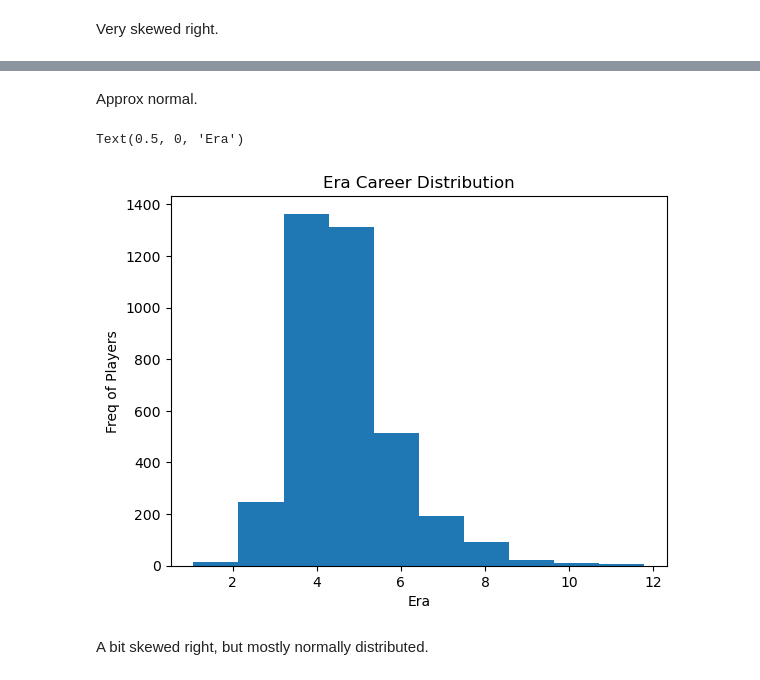
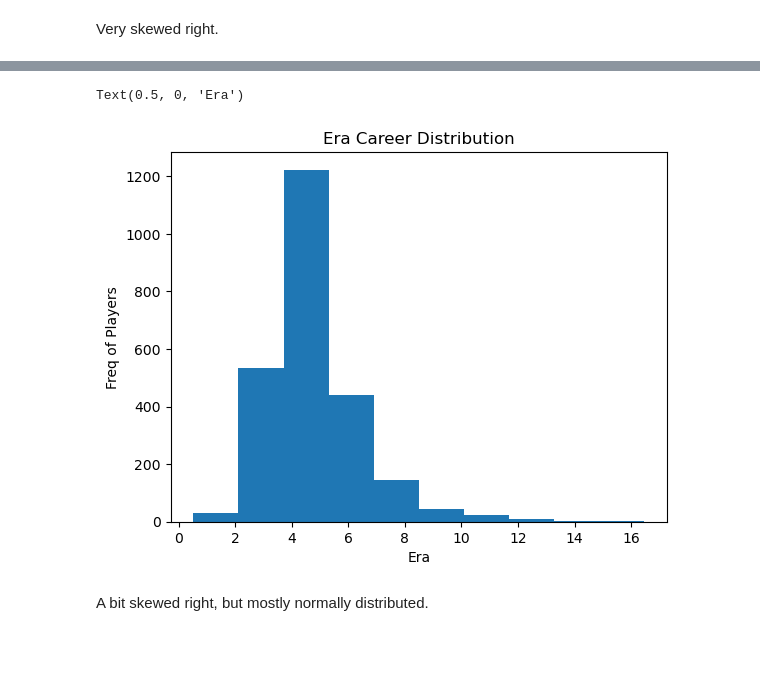
Before and after one commit to HypedGiraffe/capstone_baseball_app, a Jupyter notebook: Code/03_eda.ipynb, the cells around one changed output, grey strips where cells are left out. Drawn from its saved outputs; the diff is of its cells as text; code cells hidden in the pictures; blank space fills up the shorter version.

```diff
--- a/Code/03_eda.ipynb
+++ b/Code/03_eda.ipynb
@@ -9,4 +14,3 @@ import numpy as np
 # %%
 #Reading in Data
-season = pd.read_csv('./season.csv')
-career = pd.read_csv('./career.csv')
+career = pd.read_csv('../Data/career_pitcher.csv')
@@ -102,13 +76,11 @@ Text(0.5, 0, 'Era')
-# %% [markdown]
-Approx normal.
 # %%
 #Career ERA
-plt.hist(career['era'])
+plt.hist(career['ERA'])
 plt.title('Era Career Distribution')
 plt.ylabel('Freq of Players')
 plt.xlabel('Era')
 # %% [output]
 Text(0.5, 0, 'Era')
-[figure, old version]
+[figure, new version]
 # %% [markdown]
 A bit skewed right, but mostly normally distributed.
```
Also changed, not shown: parts of 26 cells of this notebook, 2 other files.
